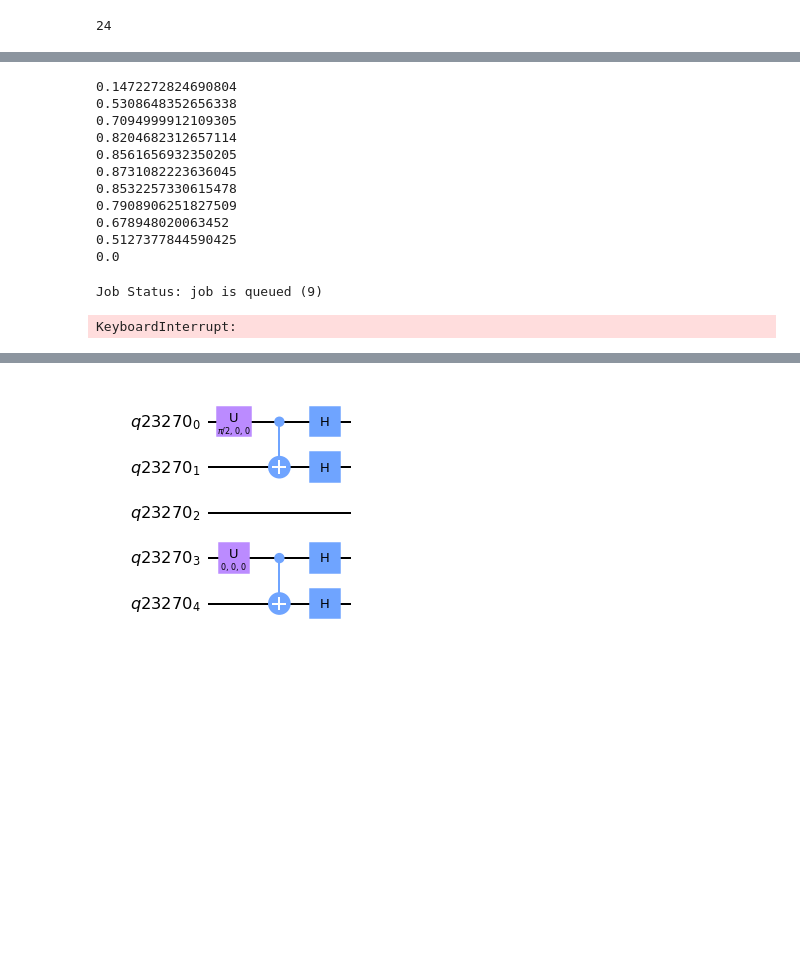
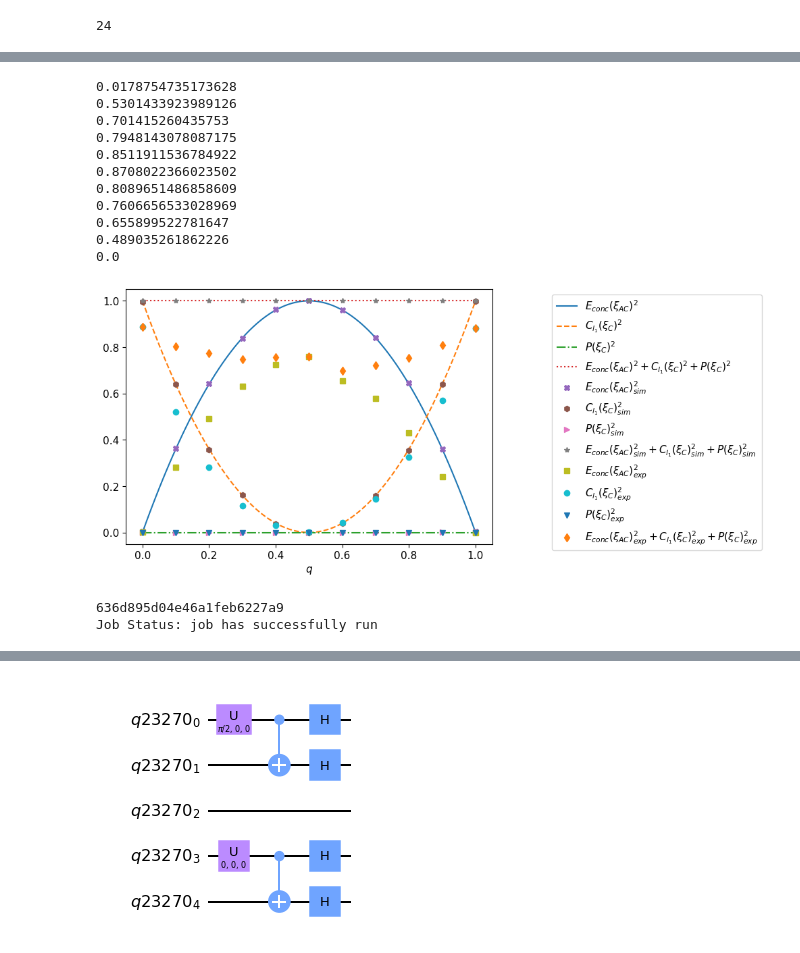
Before and after one commit to abbarreto/qiskit3, a Jupyter notebook: 02_entanglement_swap_coeh_pred.ipynb, the cells around one changed output, grey strips where cells are left out. Saved outputs shown, nothing was run; the diff lists cells and outputs as text; code cells hidden in the pictures; blank space fills up the shorter version.

```diff
--- a/02_entanglement_swap_coeh_pred.ipynb
+++ b/02_entanglement_swap_coeh_pred.ipynb
@@ -583,8 +583,9 @@ import qiskit
 from qiskit import *
 nshots = 8192
 IBMQ.load_account()
-provider= qiskit.IBMQ.get_provider(hub='ibm-q-research-2',group='federal-uni-sant-1',project='main')
-device = provider.get_backend('ibmq_lima')
+#provider= qiskit.IBMQ.get_provider(hub='ibm-q-research-2',group='federal-uni-sant-1',project='main')
+provider = qiskit.IBMQ.get_provider(hub='ibm-q', group='open', project='main')
+device = provider.get_backend('ibmq_manila')
 simulator = Aer.get_backend('qasm_simulator')
 from qiskit.tools.monitor import job_monitor
 from qiskit.ignis.verification.tomography import state_tomography_circuits, StateTomographyFitter
@@ -652,5 +674,6 @@ f.write(str(jobs_ids))
 f.close()
 # %%
 f = open("jobs_ids_ES_pre_bbm.txt","r")
-jobs_ids_list = f.read()
+#jobs_ids_list = f.read()
+list_ids = f.read().replace("'","").replace(" ","").replace("[","").replace("]","").split(",")
 f.close()
@@ -690,31 +721,59 @@ list_ids[0]
 # %%
 q_exp = np.arange(0,1.1,0.1); N = len(q_exp)
+E_exp_10 = np.zeros(N); C_exp_0 = np.zeros(N); P_exp_0 = np.zeros(N)
 for j in range(0,N):
     job = device.retrieve_job(list_ids[j])
     qstf_exp = StateTomographyFitter(job.result(), qstc)
     rho_10_exp = qstf_exp.fit(method='lstsq');
-    #E_exp_10[j] = concurrence_psi(rho_10_exp)
     E_exp_10[j] = Econc_(rho_10_exp)
     print(E_exp_10[j])
+    rho_0_exp = pTraceL_num(2, 2, rho_10_exp)
+    C_exp_0[j] = coh_l1(rho_0_exp)
+    P_exp[j] = predict_jb(rho_0_exp)
 # %% [output]
-0.1472272824690804
-0.5308648352656338
-0.7094999912109305
-0.8204682312657114
-0.8561656932350205
-0.8731082223636045
-0.8532257330615478
-0.7908906251827509
-0.678948020063452
-0.5127377844590425
+0.0178754735173628
+0.5301433923989126
+0.701415260435753
+0.7948143078087175
+0.8511911536784922
+0.8708022366023502
+0.8089651486858609
+0.7606656533028969
+0.655899522781647
+0.489035261862226
 0.0
+# %%
+import matplotlib
+matplotlib.rcParams.update({'font.size':11}); plt.figure(figsize = (7,5), dpi = 100)
+q = np.arange(0,1.01,0.01)
+Ei2 = 4*q*(1-q)
+Ci2 = (2*q-1)**2
+Pi2 = np.zeros(len(q))
+Pm = 1-2*q*(1-q)
+plt.plot(q, Ei2, '-', label=r'$E_{conc}(\xi_{AC})^2$')
+plt.plot(q, Ci2, '--', label=r'$C_{l_1}(\xi_C)^2$')
+plt.plot(q, Pi2, '-.', label=r'$P(\xi_C)^2$')
+plt.plot(q, Ei2+Ci2, ':', label=r'$E_{conc}(\xi_{AC})^{2}+C_{l_{1}}(\xi_{C})^{2}+P(\xi_C)^2$')
+plt.plot(q_exp, E_sim_10**2, 'X', label=r'$E_{conc}(\xi_{AC})^2_{sim}$')
+plt.plot(q_exp, C_sim_0**2, 'h', label=r'$C_{l_1}(\xi_C)^2_{sim}$')
+plt.plot(q_exp, P_sim_0**2, '>', label=r'$P(\xi_C)^2_{sim}$')
+plt.plot(q_exp, E_sim_10**2+C_sim_0**2+P_sim_0**2, '*', label=r'$E_{conc}(\xi_{AC})^{2}_{sim}+C_{l_{1}}(\xi_{C})^{2}_{sim}+P(\xi_C)^2_{sim}$')
+plt.plot(q_exp, E_exp_10**2, 's', label=r'$E_{conc}(\xi_{AC})^2_{exp}$')
+plt.plot(q_exp, C_exp_0**2, 'o', label=r'$C_{l_1}(\xi_C)^2_{exp}$')
+plt.plot(q_exp, P_exp_0**2, 'v', label=r'$P(\xi_C)^2_{exp}$')
+plt.plot(q_exp, E_exp_10**2+C_exp_0**2+P_exp_0**2, 'd', label=r'$E_{conc}(\xi_{AC})^{2}_{exp}+C_{l_{1}}(\xi_{C})^{2}_{exp}+P(\xi_C)^2_{exp}$')
+plt.legend(bbox_to_anchor=(1.75, 1.0), loc='upper right')
+plt.xlabel(r'$q$')
+plt.show()
+# %% [output]
+[figure, added]
 # %%
 # error mitigation
-qubit_list = [0,1]
+qr = QuantumRegister(5); qubit_list = [1,2]
 meas_calibs, state_labels = complete_meas_cal(qubit_list = qubit_list, qr = qr)
 job = qiskit.execute(meas_calibs, backend = device, shots = nshots)
-print(job.job_id()); job_monitor(job)
-meas_fitter = CompleteMeasFitter(job.result(), state_labels)
+print(job.job_id())
+job_monitor(job)
 # %% [output]
-Job Status: job is queued (9)
+636d895d04e46a1feb6227a9
+Job Status: job has successfully run
-KeyboardInterrupt:
```
Also changed, not shown: parts of 39 cells of this notebook, 5 other files.
